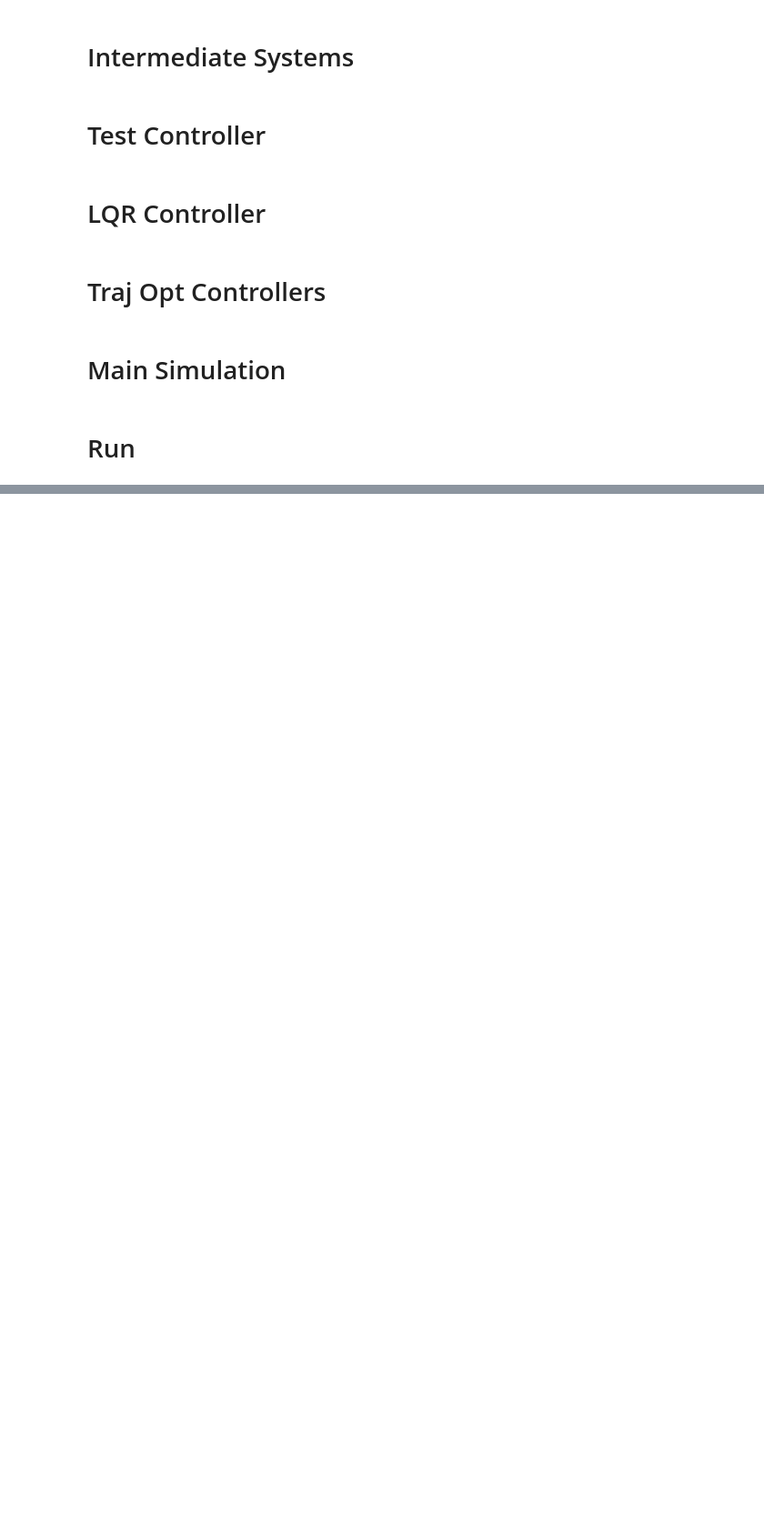
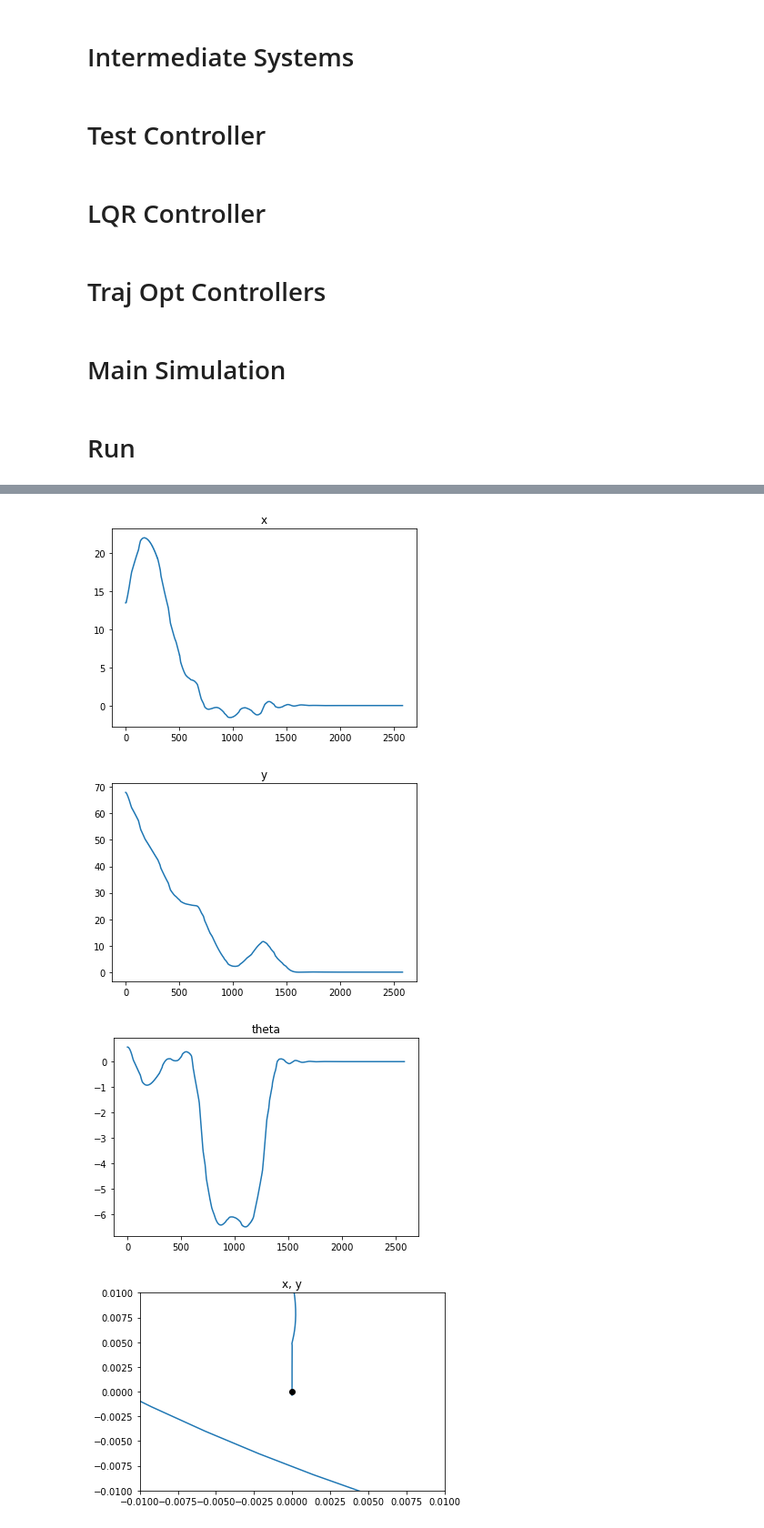
Before and after one commit to davidboxboro/falcon9, a Jupyter notebook: main.ipynb, the cells around one changed output, grey strips where cells are left out. Shown at 91% size. Saved outputs shown, nothing was run; the diff lists cells and outputs as text; code cells hidden in the pictures; blank space fills up the shorter version.

```diff
--- a/main.ipynb
+++ b/main.ipynb
@@ -1010,0 +1036,37 @@ At:
+# %%
+plt.title('x')
+plt.plot(state_log.data()[0])
+plt.show()
+
+plt.title('y')
+plt.plot(state_log.data()[1])
+plt.show()
+
+plt.title('theta')
+plt.plot(state_log.data()[2])
+plt.show()
+
+plt.title('x, y')
+plt.plot(state_log.data()[0], state_log.data()[1])
+plt.plot([0], [0], color='k', marker='o')
+c = 0.01
+plt.xlim(-c, c)
+plt.ylim(-c, c)
+plt.show()
+
+plt.title('u_mag')
+plt.plot(unclipped_control_log.data()[0], label='unclipped')
+plt.plot(control_log.data()[0], label='actual')
+plt.legend()
+plt.show()
+
+plt.title('phi')
+plt.plot(unclipped_control_log.data()[1], label='unclipped')
+plt.plot(control_log.data()[1], label='actual')
+plt.legend()
+plt.show()
+# %% [output]
+[figure, added]
+[figure, added]
+[figure, added]
+[figure, added]
```
Also changed, not shown: parts of 9 cells of this notebook.
